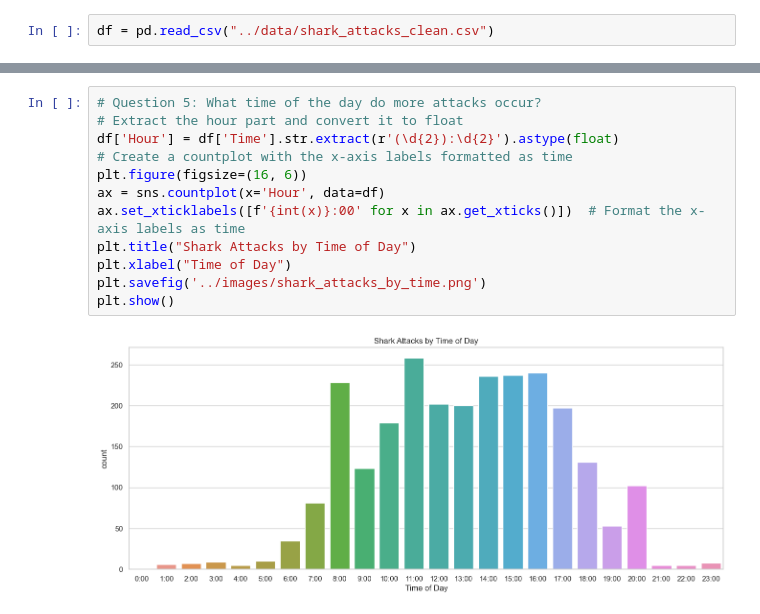
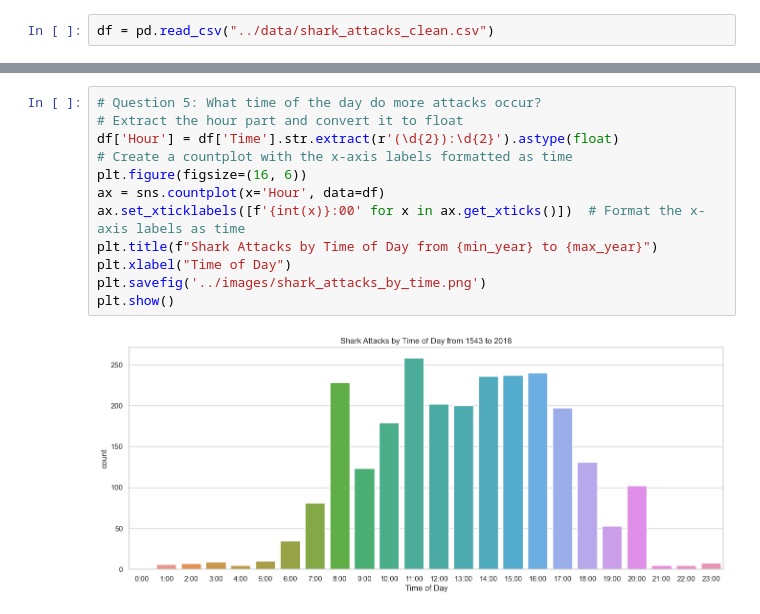
Before and after one commit to UriCVV/data-project-I, a Jupyter notebook: src/visualization.ipynb, the cells around one changed output, grey strips where cells are left out. Drawn from its saved outputs; the diff is of its cells as text.

```diff
--- a/src/visualization.ipynb
+++ b/src/visualization.ipynb
@@ -68,17 +74,17 @@ plt.show()
 # %%
 # Question 5: What time of the day do more attacks occur?
 # Extract the hour part and convert it to float
 df['Hour'] = df['Time'].str.extract(r'(\d{2}):\d{2}').astype(float)
 # Create a countplot with the x-axis labels formatted as time
 plt.figure(figsize=(16, 6))
 ax = sns.countplot(x='Hour', data=df)
 ax.set_xticklabels([f'{int(x)}:00' for x in ax.get_xticks()])  # Format the x-axis labels as time
-plt.title("Shark Attacks by Time of Day")
+plt.title(f"Shark Attacks by Time of Day from {min_year} to {max_year}")
 plt.xlabel("Time of Day")
 plt.savefig('../images/shark_attacks_by_time.png')
 plt.show()
 # %% [output]
-[figure, old version]
+[figure, new version]
 # %%
 # Question 6: What range of age is the most attacked?
 age_bins = [0, 10, 20, 30, 40, 50, 60, 70, 80, 90, 100]
```
Also changed, not shown: parts of 7 cells of this notebook, 9 other files.
